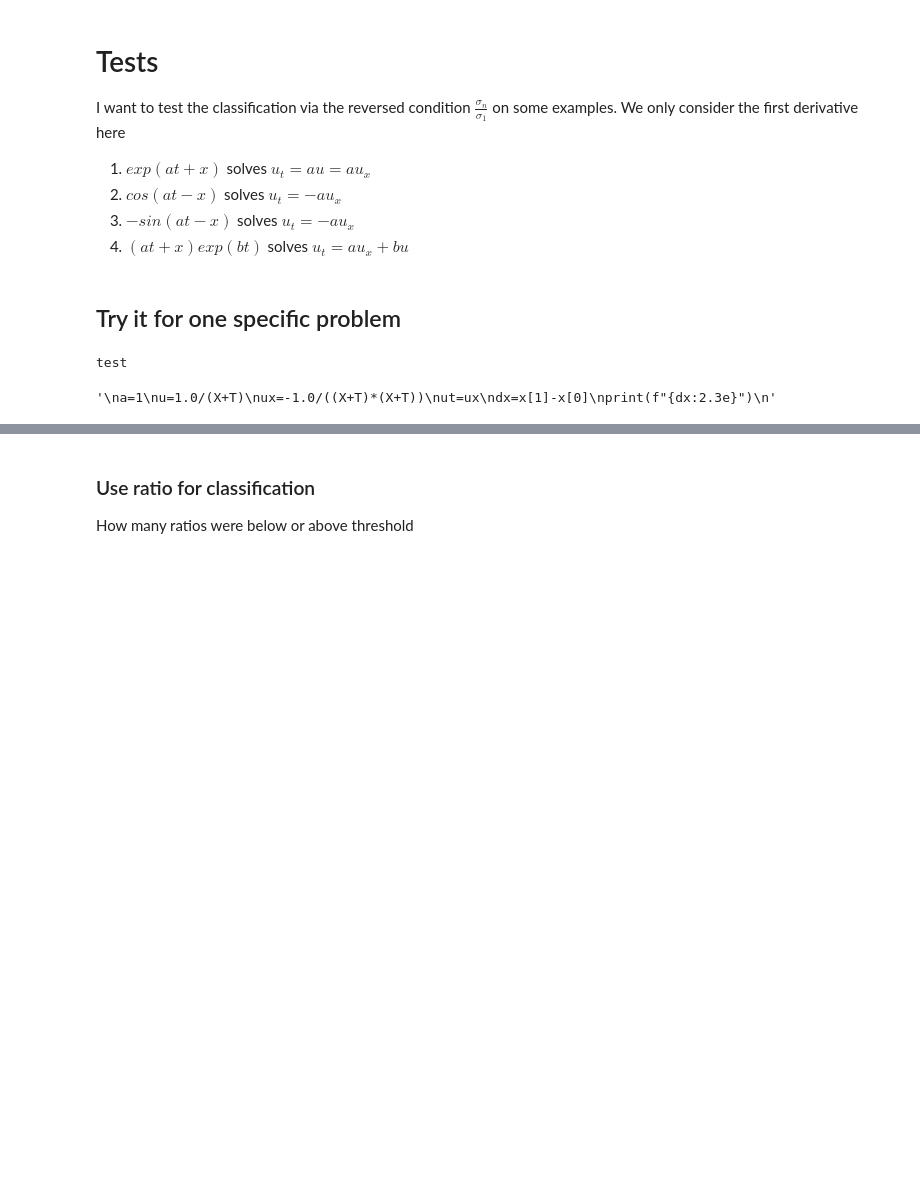
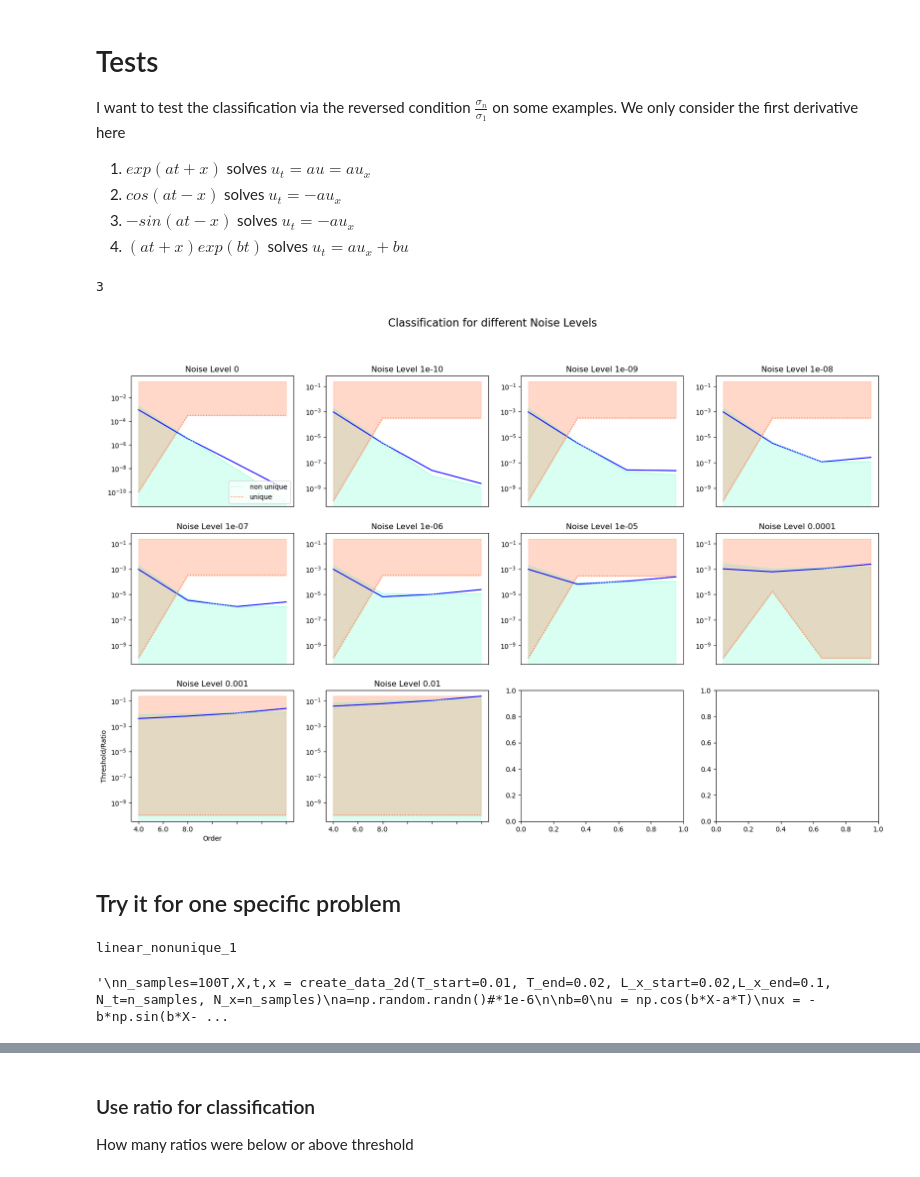
Before and after one commit to HillaryHauger/robust-identifiability-symbolic-recovery, a Jupyter notebook: Noise Analysis/Tests Reversed Condition.ipynb, the cells around one changed output, grey strips where cells are left out. Cells and saved outputs as stored; diff of their text form; code cells hidden in the pictures; blank space fills up the shorter version.

```diff
--- a/Noise Analysis/Tests Reversed Condition.ipynb
+++ b/Noise Analysis/Tests Reversed Condition.ipynb
@@ -84,29 +79,34 @@ def classify_string(linear_string):
         return None
 
 experiment_names= ['linear_nonunique_1','linear_unique_1.1','linear_unique_1.2','linear_unique_1.3']
+# %%
+plot_uniq_non_uniq_class_with_noise_levels(noise_levels,result,"results/"+experiment_name+"/classification_noise_level.png")
+# %% [output]
+3
+[figure, added]
 # %% [markdown]
 ## Try it for one specific problem
 # %%
-experiment_name = "test"
-#u,x,t,formula = experiment_data(n_samples=100,experiment_name=experiment_name)
+experiment_name = "linear_nonunique_1"
+u,x,t,formula = experiment_data(n_samples=100,experiment_name=experiment_name)
 print(experiment_name)
 #print(formula)
 dx=x[1]-x[0]
 dt=t[1]-t[0]
 # %% [output]
-test
+linear_nonunique_1
 # %%
-n_samples=100
-T,X,t,x = create_data_2d(T_start=0.01, T_end=0.02, L_x_start=0.02,L_x_end=0.1, N_t=n_samples, N_x=n_samples)
+"""
+n_samples=100T,X,t,x = create_data_2d(T_start=0.01, T_end=0.02, L_x_start=0.02,L_x_end=0.1, N_t=n_samples, N_x=n_samples)
 a=np.random.randn()#*1e-6
-"""
+
 b=0
 u = np.cos(b*X-a*T)
 ux = -b*np.sin(b*X-a*T)
 uxx = -b*b*np.cos(b*X-a*T)
 uxxx = b*b*b*np.sin(b*X-a*T)
 ut=p.sin(b*X-a*T)
-"""
+
 a=1.0
 b=1000.0
 c=1e-5
@@ -115,13 +115,20 @@ ux = c*np.exp(X+a*T) +u
 uxx = u
 uxxx = u
 ut = -a*u
-"""
+
 a=1
 u=1.0/(X+T)
 ux=-1.0/((X+T)*(X+T))
 ut=ux
 dx=x[1]-x[0]
 print(f"{dx:2.3e}")
+
+u_flat, u_x_flat = u.flatten(), ux.flatten()
+g = np.concatenate([u_flat.reshape(len(u_flat),1), u_x_flat.reshape(len(u_flat),1)], axis=1)
+sv=svd(g, compute_uv=False)
+print(f"Singular values: {sv}")
+print(f"Reversed condition: {sv[-1]/sv[0]}")
+
 """
 # %% [output]
-'\na=1\nu=1.0/(X+T)\nux=-1.0/((X+T)*(X+T))\nut=ux\ndx=x[1]-x[0]\nprint(f"{dx:2.3e}")\n'
+'\nn_samples=100T,X,t,x = create_data_2d(T_start=0.01, T_end=0.02, L_x_start=0.02,L_x_end=0.1, N_t=n_samples, N_x=n_samples)\na=np.random.randn()#*1e-6\n\nb=0\nu = np.cos(b*X-a*T)\nux = -b*np.sin(b*X- ...
```
Also changed, not shown: parts of 11 cells of this notebook, 16 other files.
